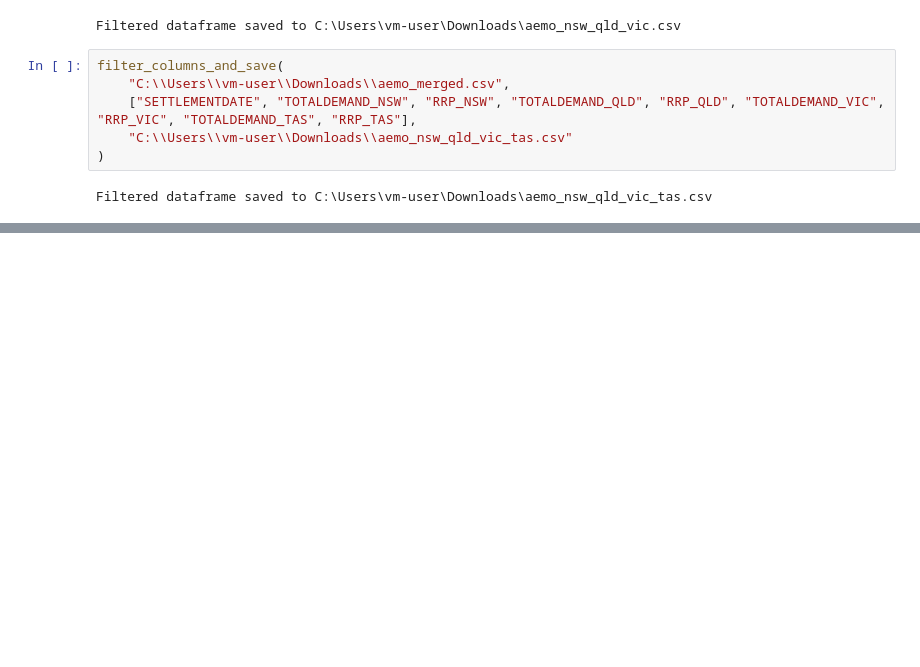
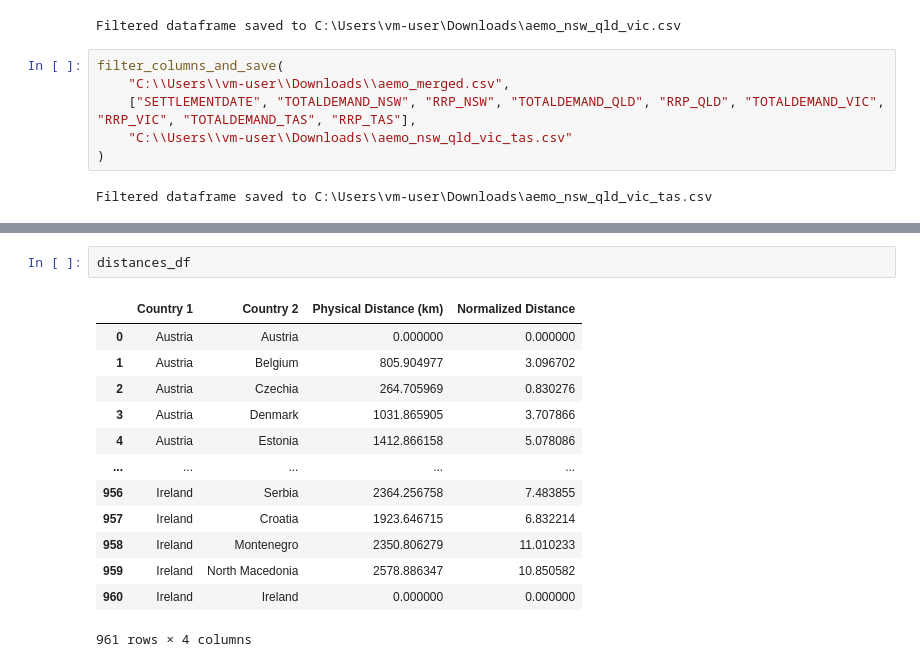
Before and after one commit to Sathwick-Reddy-M/improving-temporal-forecasting, a Jupyter notebook: debug.ipynb, the cells around one changed output, grey strips where cells are left out. Drawn from its saved outputs; the diff is of its cells as text; blank space fills up the shorter version.

```diff
--- a/debug.ipynb
+++ b/debug.ipynb
@@ -139,0 +450,16 @@ Filtered dataframe saved to C:\Users\vm-user\Downloads\aemo_nsw_qld_vic_tas.csv
+# %%
+distances_df
+# %% [output]
+|  | Country 1 | Country 2 | Physical Distance (km) | Normalized Distance |
+| 0 | Austria | Austria | 0.000000 | 0.000000 |
+| 1 | Austria | Belgium | 805.904977 | 3.096702 |
+| 2 | Austria | Czechia | 264.705969 | 0.830276 |
+| 3 | Austria | Denmark | 1031.865905 | 3.707866 |
+| 4 | Austria | Estonia | 1412.866158 | 5.078086 |
+| ... | ... | ... | ... | ... |
+| 956 | Ireland | Serbia | 2364.256758 | 7.483855 |
+| 957 | Ireland | Croatia | 1923.646715 | 6.832214 |
+| 958 | Ireland | Montenegro | 2350.806279 | 11.010233 |
+| 959 | Ireland | North Macedonia | 2578.886347 | 10.850582 |
+| 960 | Ireland | Ireland | 0.000000 | 0.000000 |
+961 rows × 4 columns
```
Also changed, not shown: parts of 34 cells of this notebook, 1 other file.
